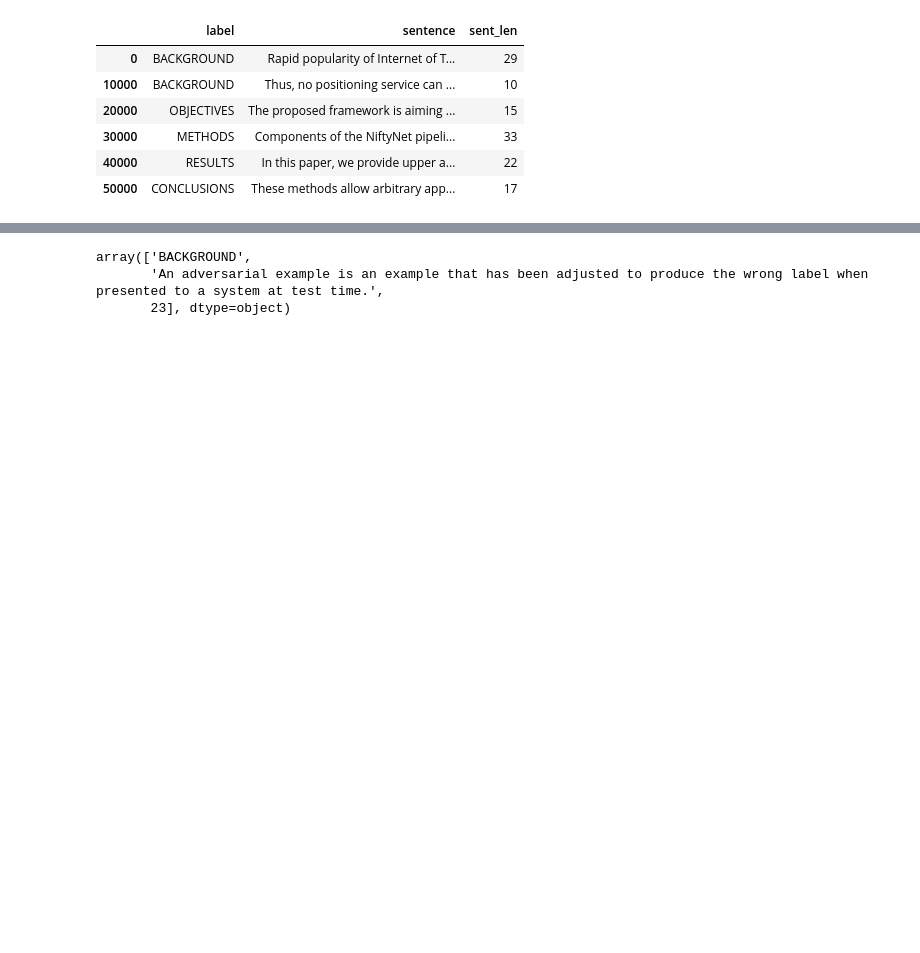
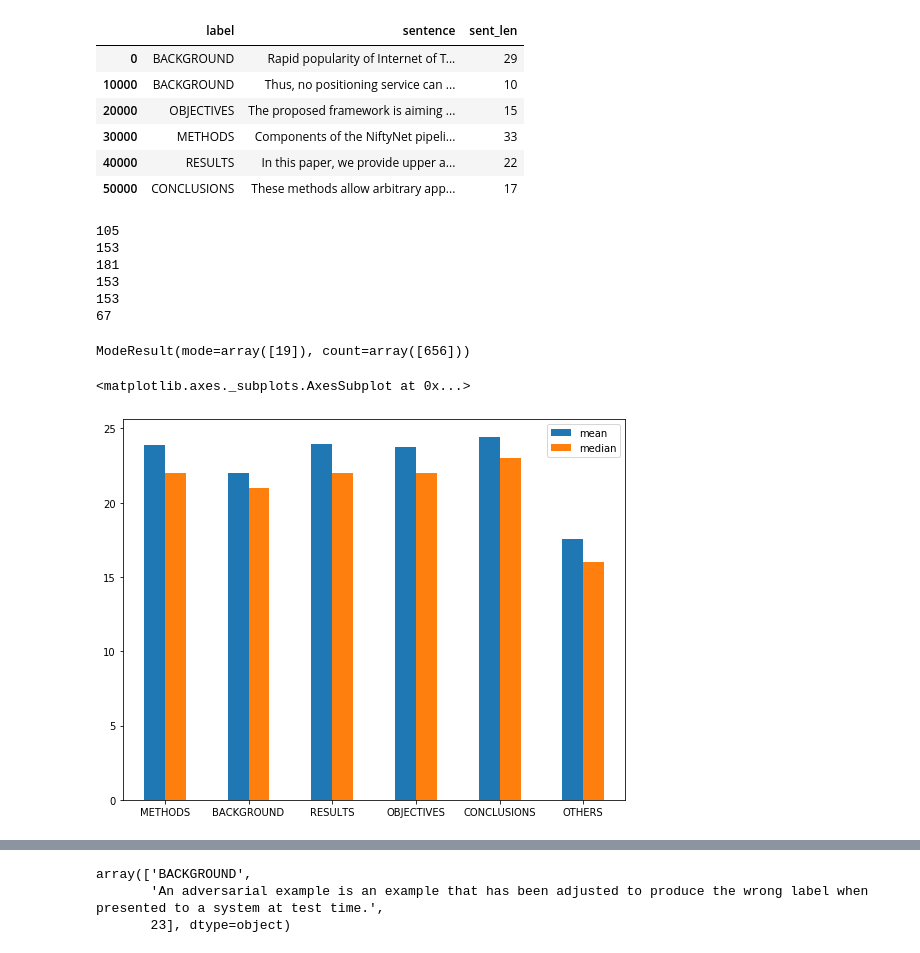
Before and after one commit to TanShengRong/Cheetah, a Jupyter notebook: preprocessing.ipynb, the cells around one changed output, grey strips where cells are left out. Saved outputs shown, nothing was run; the diff lists cells and outputs as text; code cells hidden in the pictures; blank space fills up the shorter version.

Commit message:
mean median of sent len

```diff
--- a/preprocessing.ipynb
+++ b/preprocessing.ipynb
@@ -291,0 +318,14 @@ df_words[::10000]
+# %%
+print(max(dict(mth_c).keys()))
+print(max(dict(bg_c).keys()))
+print(max(dict(rlt_c).keys()))
+print(max(dict(obj_c).keys()))
+print(max(dict(cln_c).keys()))
+print(max(dict(otr_c).keys()))
+# %% [output]
+105
+153
+181
+153
+153
+67
@@ -291,0 +353,39 @@ df_words[::10000]
+# %%
+import numpy as np
+from scipy import stats
+
+np.mean(df_words.groupby('label').get_group('METHODS').sent_len.values)
+np.median(df_words.groupby('label').get_group('METHODS').sent_len.values)
+stats.mode(df_words.groupby('label').get_group('METHODS').sent_len.values) # [0]mode [1]count
+# %% [output]
+ModeResult(mode=array([19]), count=array([656]))
+# %%
+means = [
+    np.mean(df_words.groupby('label').get_group('METHODS').sent_len.values),
+    np.mean(df_words.groupby('label').get_group('BACKGROUND').sent_len.values),
+    np.mean(df_words.groupby('label').get_group('RESULTS').sent_len.values),
+    np.mean(df_words.groupby('label').get_group('OBJECTIVES').sent_len.values),
+    np.mean(df_words.groupby('label').get_group('CONCLUSIONS').sent_len.values),
+    np.mean(df_words.groupby('label').get_group('OTHERS').sent_len.values)
+]
+median = [
+    np.median(df_words.groupby('label').get_group('METHODS').sent_len.values),
+    np.median(df_words.groupby('label').get_group('BACKGROUND').sent_len.values),
+    np.median(df_words.groupby('label').get_group('RESULTS').sent_len.values),
+    np.median(df_words.groupby('label').get_group('OBJECTIVES').sent_len.values),
+    np.median(df_words.groupby('label').get_group('CONCLUSIONS').sent_len.values),
+    np.median(df_words.groupby('label').get_group('OTHERS').sent_len.values)
+]
+index = ['METHODS', 'BACKGROUND', 'RESULTS', 'OBJECTIVES', 'CONCLUSIONS', 'OTHERS']
+# %%
+import matplotlib.pyplot as plt
+%matplotlib inline
+
+
+mixed_X = pd.DataFrame({'mean':means,
+                        'median':median},
+                        index=index)
+mixed_X.plot.bar(rot=0, figsize=(9,7))
+# %% [output]
+<matplotlib.axes._subplots.AxesSubplot at 0x...>
+[figure, added]
```
Also changed, not shown: parts of 5 cells of this notebook.
